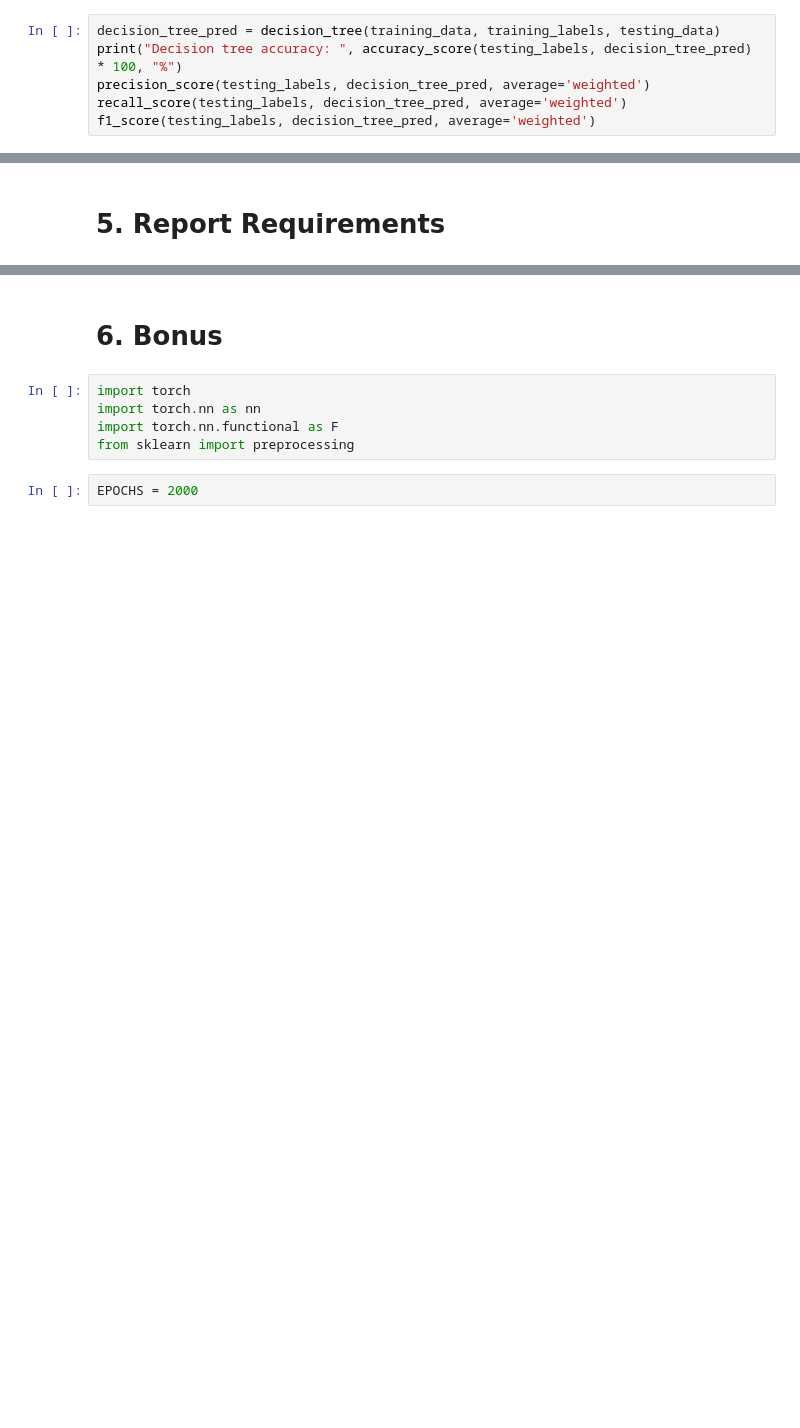
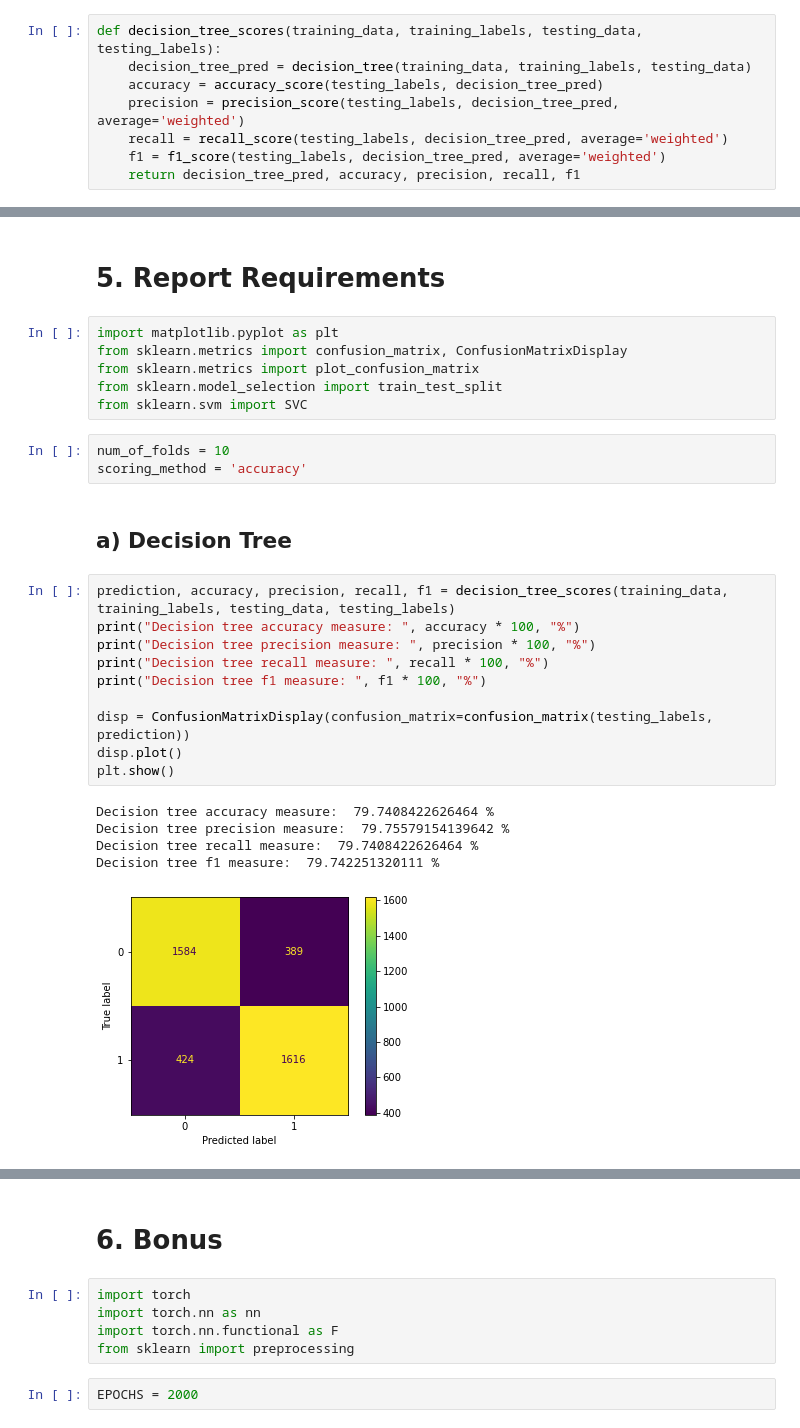
Before and after one commit to MostafaTwfiq/Classification-Models, a Jupyter notebook: model.ipynb, the cells around one changed output, grey strips where cells are left out. Cells and saved outputs as stored; diff of their text form; blank space fills up the shorter version.

```diff
--- a/model.ipynb
+++ b/model.ipynb
@@ -192,6 +101,8 @@ Random forests accuracy with n_estimators = 21 is 87.90746582544689%
 # %%
-decision_tree_pred = decision_tree(training_data, training_labels, testing_data)
-print("Decision tree accuracy: ", accuracy_score(testing_labels, decision_tree_pred) * 100, "%")
-precision_score(testing_labels, decision_tree_pred, average='weighted')
-recall_score(testing_labels, decision_tree_pred, average='weighted')
-f1_score(testing_labels, decision_tree_pred, average='weighted')
+def decision_tree_scores(training_data, training_labels, testing_data, testing_labels):
+    decision_tree_pred = decision_tree(training_data, training_labels, testing_data)
+    accuracy = accuracy_score(testing_labels, decision_tree_pred)
+    precision = precision_score(testing_labels, decision_tree_pred, average='weighted')
+    recall = recall_score(testing_labels, decision_tree_pred, average='weighted')
+    f1 = f1_score(testing_labels, decision_tree_pred, average='weighted')
+    return decision_tree_pred, accuracy, precision, recall, f1
@@ -279,2 +182,29 @@ for n in n_estimators:
 # %% [markdown]
 # 5. Report Requirements
+# %%
+import matplotlib.pyplot as plt
+from sklearn.metrics import confusion_matrix, ConfusionMatrixDisplay
+from sklearn.metrics import plot_confusion_matrix
+from sklearn.model_selection import train_test_split
+from sklearn.svm import SVC
+# %%
+num_of_folds = 10
+scoring_method = 'accuracy'
+# %% [markdown]
+## a) Decision Tree
+# %%
+prediction, accuracy, precision, recall, f1 = decision_tree_scores(training_data, training_labels, testing_data, testing_labels)
+print("Decision tree accuracy measure: ", accuracy * 100, "%")
+print("Decision tree precision measure: ", precision * 100, "%")
+print("Decision tree recall measure: ", recall * 100, "%")
+print("Decision tree f1 measure: ", f1 * 100, "%")
+
+disp = ConfusionMatrixDisplay(confusion_matrix=confusion_matrix(testing_labels, prediction))
+disp.plot()
+plt.show()
+# %% [output]
+Decision tree accuracy measure:  79.7408422626464 %
+Decision tree precision measure:  79.75579154139642 %
+Decision tree recall measure:  79.7408422626464 %
+Decision tree f1 measure:  79.742251320111 %
+[figure, added]
```
Also changed, not shown: parts of 29 cells of this notebook.
